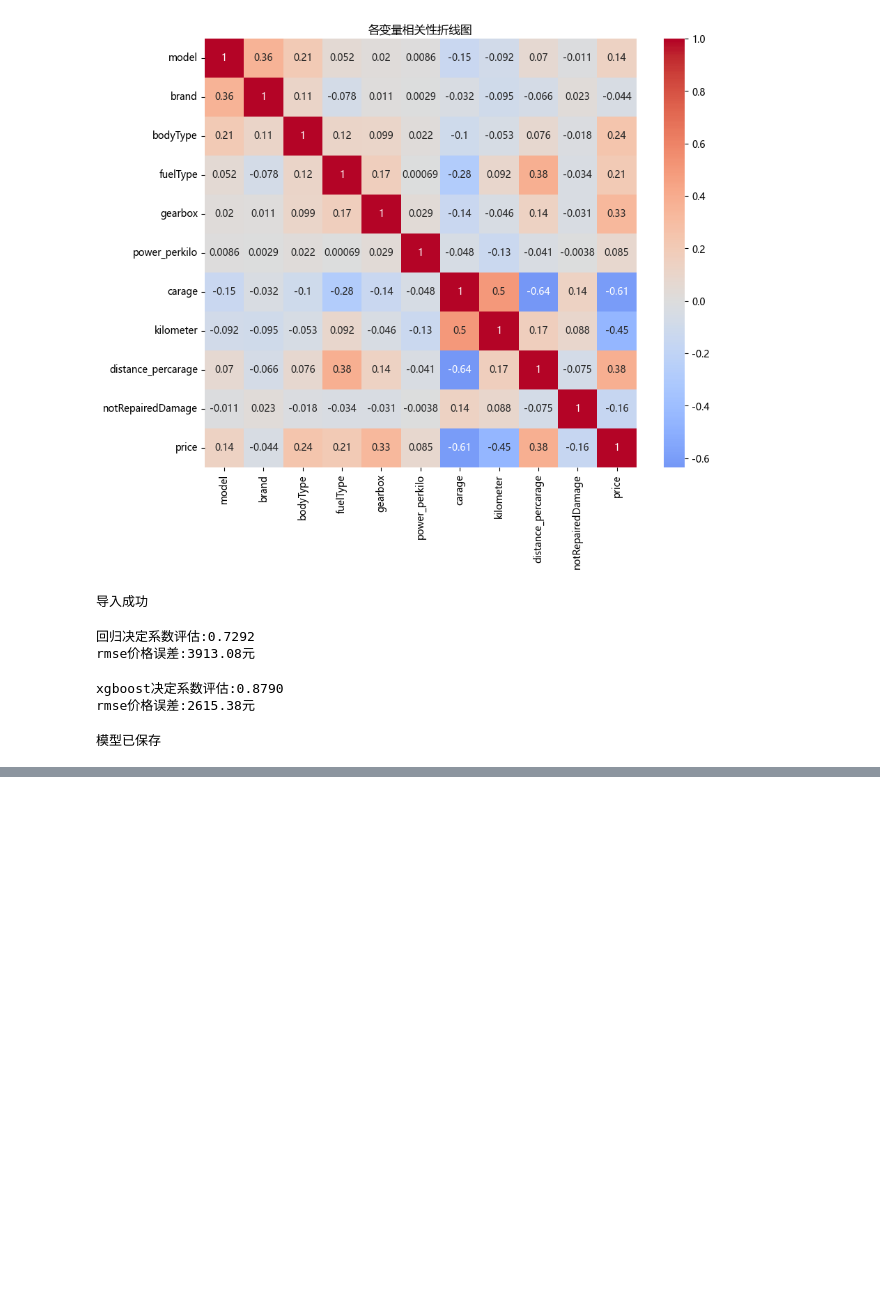
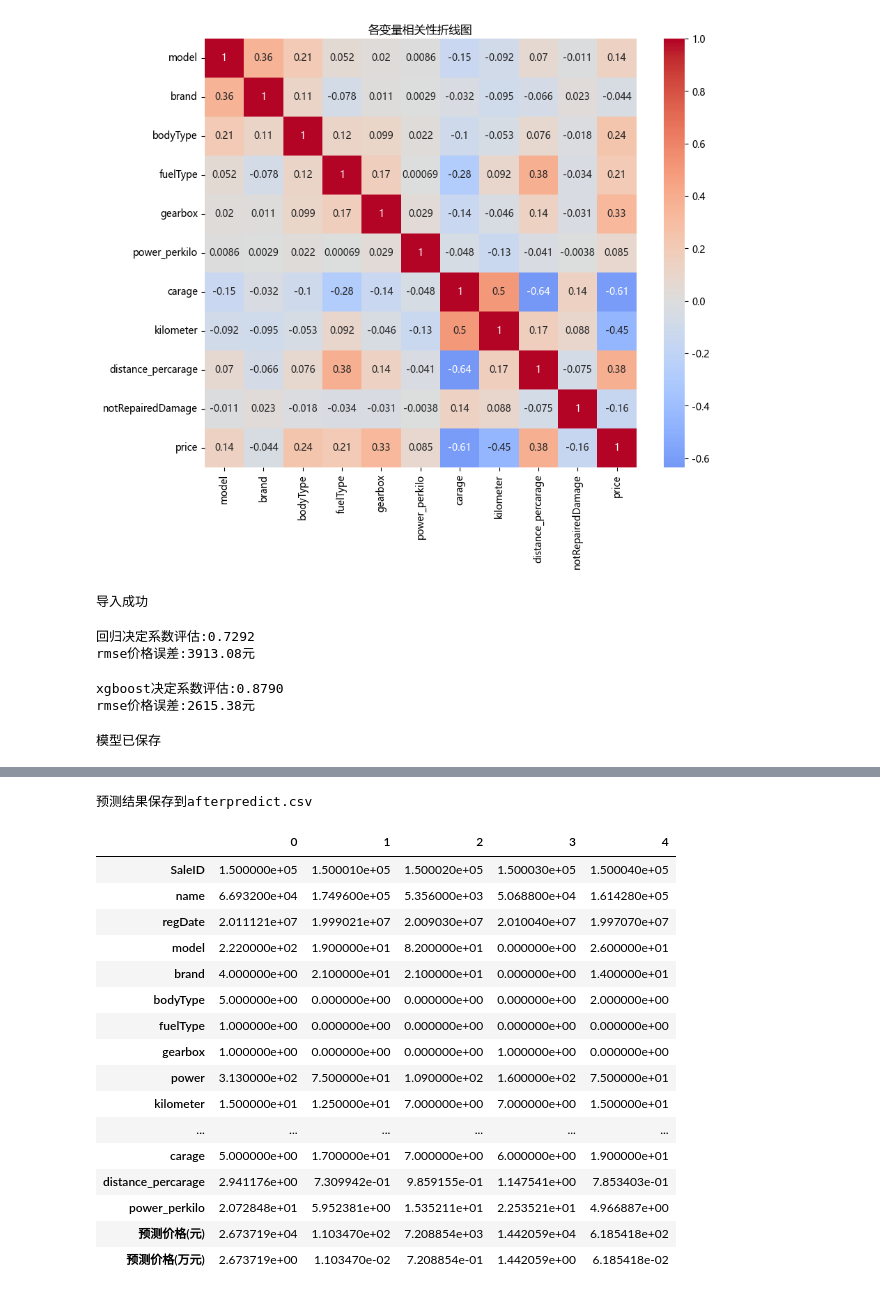
Before and after one commit to jiawen-yu/tianchi-price-predicition, a Jupyter notebook: notebooks/01_EDA.ipynb, the cells around one changed output, grey strips where cells are left out. Saved outputs shown, nothing was run; the diff lists cells and outputs as text; code cells hidden in the pictures; blank space fills up the shorter version.

```diff
--- a/notebooks/01_EDA.ipynb
+++ b/notebooks/01_EDA.ipynb
@@ -406,3 +449,27 @@ def predict_car_price(model_name,  brand_name, body_type, fuel_type,gearbox_type
+# %%
+result=test_csv('testA.csv','afterpredict.csv')
+# %% [output]
+预测结果保存到afterpredict.csv
+# %%
+afterpredict.head().T
+# %% [output]
+|  | 0 | 1 | 2 | 3 | 4 |
+| SaleID | 1.500000e+05 | 1.500010e+05 | 1.500020e+05 | 1.500030e+05 | 1.500040e+05 |
+| name | 6.693200e+04 | 1.749600e+05 | 5.356000e+03 | 5.068800e+04 | 1.614280e+05 |
+| regDate | 2.011121e+07 | 1.999021e+07 | 2.009030e+07 | 2.010040e+07 | 1.997070e+07 |
+| model | 2.220000e+02 | 1.900000e+01 | 8.200000e+01 | 0.000000e+00 | 2.600000e+01 |
+| brand | 4.000000e+00 | 2.100000e+01 | 2.100000e+01 | 0.000000e+00 | 1.400000e+01 |
+| bodyType | 5.000000e+00 | 0.000000e+00 | 0.000000e+00 | 0.000000e+00 | 2.000000e+00 |
+| fuelType | 1.000000e+00 | 0.000000e+00 | 0.000000e+00 | 0.000000e+00 | 0.000000e+00 |
+| gearbox | 1.000000e+00 | 0.000000e+00 | 0.000000e+00 | 1.000000e+00 | 0.000000e+00 |
+| power | 3.130000e+02 | 7.500000e+01 | 1.090000e+02 | 1.600000e+02 | 7.500000e+01 |
+| kilometer | 1.500000e+01 | 1.250000e+01 | 7.000000e+00 | 7.000000e+00 | 1.500000e+01 |
+| ... | ... | ... | ... | ... | ... |
+| carage | 5.000000e+00 | 1.700000e+01 | 7.000000e+00 | 6.000000e+00 | 1.900000e+01 |
+| distance_percarage | 2.941176e+00 | 7.309942e-01 | 9.859155e-01 | 1.147541e+00 | 7.853403e-01 |
+| power_perkilo | 2.072848e+01 | 5.952381e+00 | 1.535211e+01 | 2.253521e+01 | 4.966887e+00 |
+| 预测价格(元) | 2.673719e+04 | 1.103470e+02 | 7.208854e+03 | 1.442059e+04 | 6.185418e+02 |
+| 预测价格(万元) | 2.673719e+00 | 1.103470e-02 | 7.208854e-01 | 1.442059e+00 | 6.185418e-02 |
 # %%
 def cars():
     print('二手车价格预测，请输入您的车辆信息(输入quit结束使用)：')
```
Also changed, not shown: parts of 8 cells of this notebook, 1 other file.
